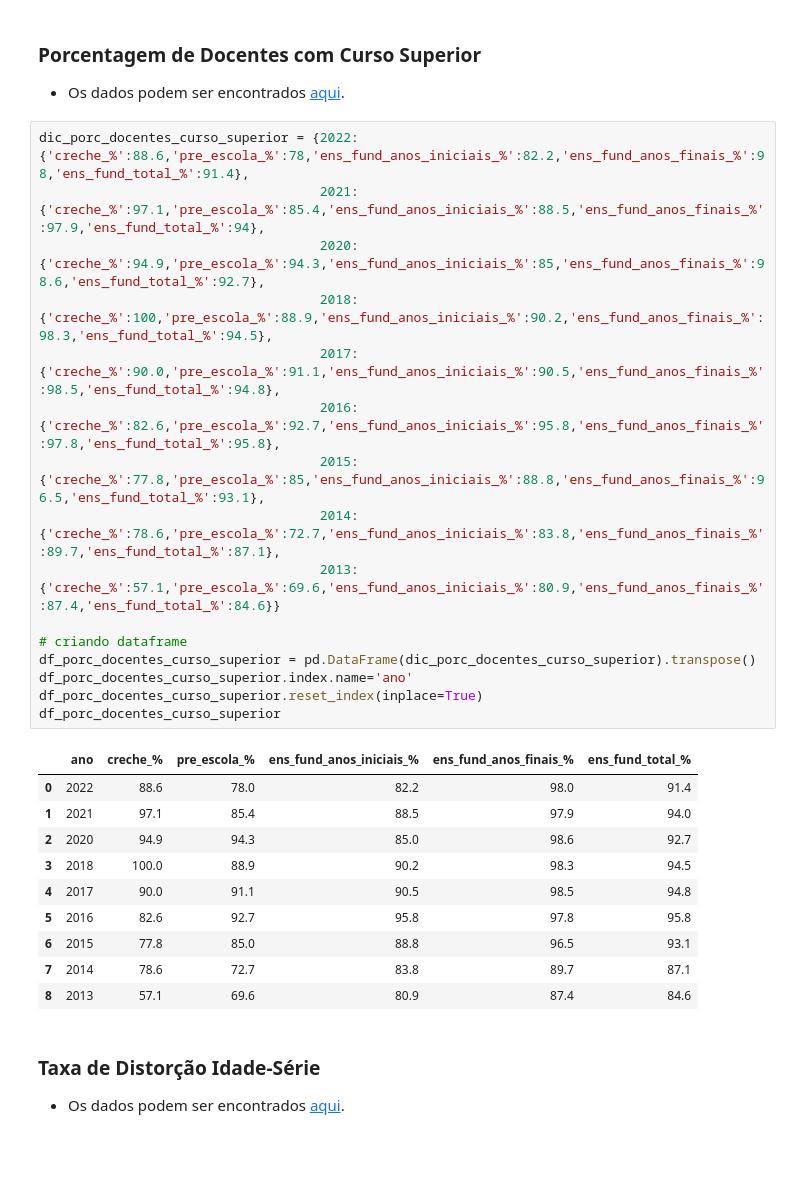
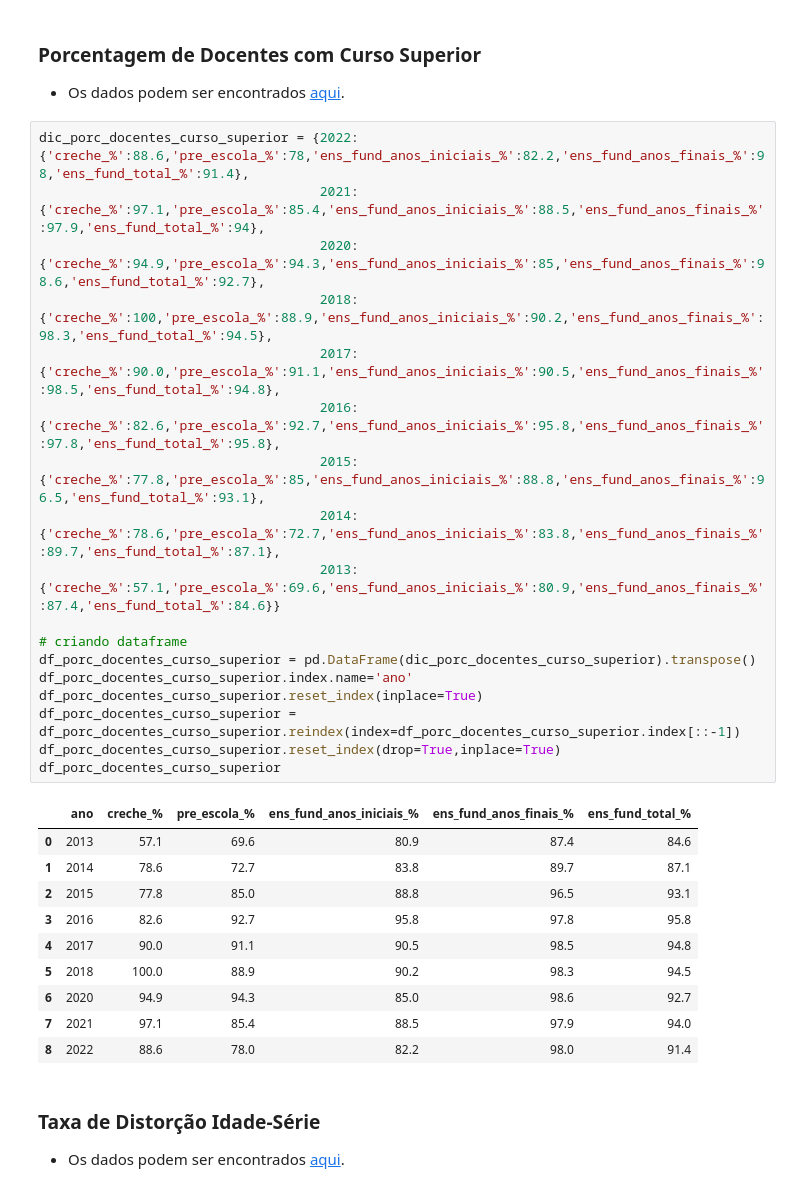
Before and after one commit to AllysonAbreu/dw_contas_publicas_2022, a Jupyter notebook: dea_despesas_dados_novos.ipynb, the cells around one changed output. Cells and saved outputs as stored; diff of their text form; blank space fills up the shorter version.

```diff
--- a/dea_despesas_dados_novos.ipynb
+++ b/dea_despesas_dados_novos.ipynb
@@ -164,30 +164,32 @@ df_media_alunos_turma
 # %%
 dic_porc_docentes_curso_superior = {2022:{'creche_%':88.6,'pre_escola_%':78,'ens_fund_anos_iniciais_%':82.2,'ens_fund_anos_finais_%':98,'ens_fund_total_%':91.4},
                                     2021:{'creche_%':97.1,'pre_escola_%':85.4,'ens_fund_anos_iniciais_%':88.5,'ens_fund_anos_finais_%':97.9,'ens_fund_total_%':94},
                                     2020:{'creche_%':94.9,'pre_escola_%':94.3,'ens_fund_anos_iniciais_%':85,'ens_fund_anos_finais_%':98.6,'ens_fund_total_%':92.7},
                                     2018:{'creche_%':100,'pre_escola_%':88.9,'ens_fund_anos_iniciais_%':90.2,'ens_fund_anos_finais_%':98.3,'ens_fund_total_%':94.5},
                                     2017:{'creche_%':90.0,'pre_escola_%':91.1,'ens_fund_anos_iniciais_%':90.5,'ens_fund_anos_finais_%':98.5,'ens_fund_total_%':94.8},
                                     2016:{'creche_%':82.6,'pre_escola_%':92.7,'ens_fund_anos_iniciais_%':95.8,'ens_fund_anos_finais_%':97.8,'ens_fund_total_%':95.8},
                                     2015:{'creche_%':77.8,'pre_escola_%':85,'ens_fund_anos_iniciais_%':88.8,'ens_fund_anos_finais_%':96.5,'ens_fund_total_%':93.1},
                                     2014:{'creche_%':78.6,'pre_escola_%':72.7,'ens_fund_anos_iniciais_%':83.8,'ens_fund_anos_finais_%':89.7,'ens_fund_total_%':87.1},
                                     2013:{'creche_%':57.1,'pre_escola_%':69.6,'ens_fund_anos_iniciais_%':80.9,'ens_fund_anos_finais_%':87.4,'ens_fund_total_%':84.6}}
 
 # criando dataframe
 df_porc_docentes_curso_superior = pd.DataFrame(dic_porc_docentes_curso_superior).transpose()
 df_porc_docentes_curso_superior.index.name='ano'
 df_porc_docentes_curso_superior.reset_index(inplace=True)
+df_porc_docentes_curso_superior = df_porc_docentes_curso_superior.reindex(index=df_porc_docentes_curso_superior.index[::-1])
+df_porc_docentes_curso_superior.reset_index(drop=True,inplace=True)
 df_porc_docentes_curso_superior
 # %% [output]
 |  | ano | creche_% | pre_escola_% | ens_fund_anos_iniciais_% | ens_fund_anos_finais_% | ens_fund_total_% |
-| 0 | 2022 | 88.6 | 78.0 | 82.2 | 98.0 | 91.4 |
-| 1 | 2021 | 97.1 | 85.4 | 88.5 | 97.9 | 94.0 |
-| 2 | 2020 | 94.9 | 94.3 | 85.0 | 98.6 | 92.7 |
-| 3 | 2018 | 100.0 | 88.9 | 90.2 | 98.3 | 94.5 |
+| 0 | 2013 | 57.1 | 69.6 | 80.9 | 87.4 | 84.6 |
+| 1 | 2014 | 78.6 | 72.7 | 83.8 | 89.7 | 87.1 |
+| 2 | 2015 | 77.8 | 85.0 | 88.8 | 96.5 | 93.1 |
+| 3 | 2016 | 82.6 | 92.7 | 95.8 | 97.8 | 95.8 |
 | 4 | 2017 | 90.0 | 91.1 | 90.5 | 98.5 | 94.8 |
-| 5 | 2016 | 82.6 | 92.7 | 95.8 | 97.8 | 95.8 |
-| 6 | 2015 | 77.8 | 85.0 | 88.8 | 96.5 | 93.1 |
-| 7 | 2014 | 78.6 | 72.7 | 83.8 | 89.7 | 87.1 |
-| 8 | 2013 | 57.1 | 69.6 | 80.9 | 87.4 | 84.6 |
+| 5 | 2018 | 100.0 | 88.9 | 90.2 | 98.3 | 94.5 |
+| 6 | 2020 | 94.9 | 94.3 | 85.0 | 98.6 | 92.7 |
+| 7 | 2021 | 97.1 | 85.4 | 88.5 | 97.9 | 94.0 |
+| 8 | 2022 | 88.6 | 78.0 | 82.2 | 98.0 | 91.4 |
 # %% [markdown]
 ### Taxa de Distorção Idade-Série
 - Os dados podem ser encontrados [aqui](https://www.gov.br/inep/pt-br/acesso-a-informacao/dados-abertos/indicadores-educacionais/taxas-de-distorcao-idade-serie).
```
Also changed, not shown: parts of 4 cells of this notebook.
